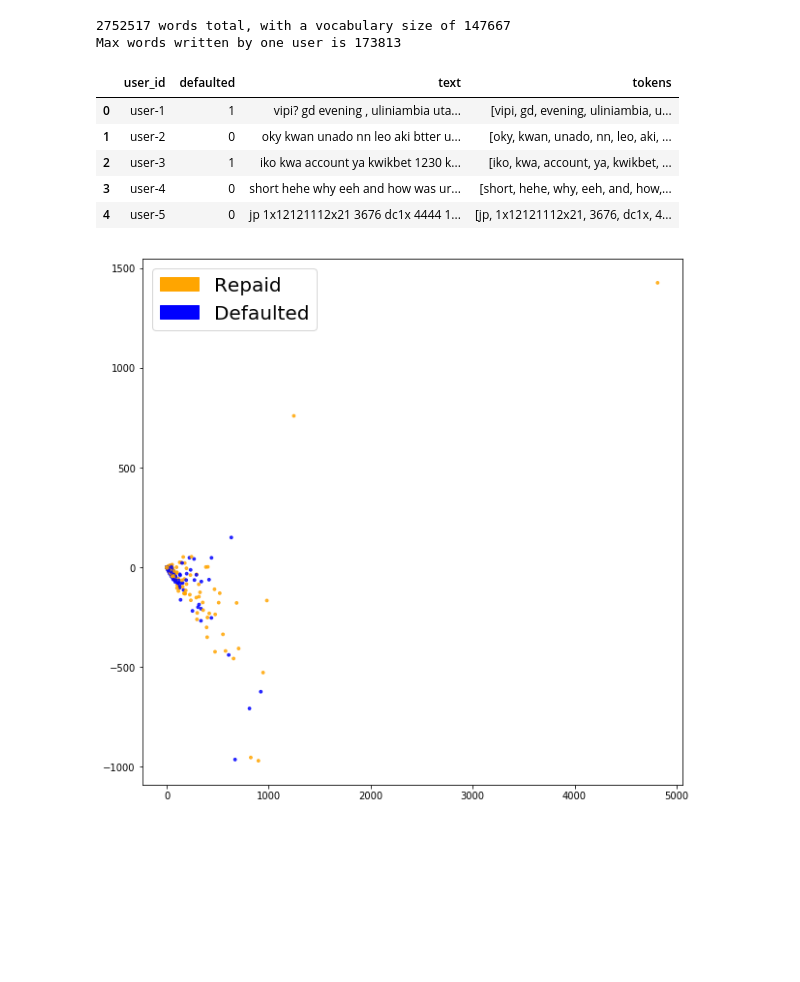
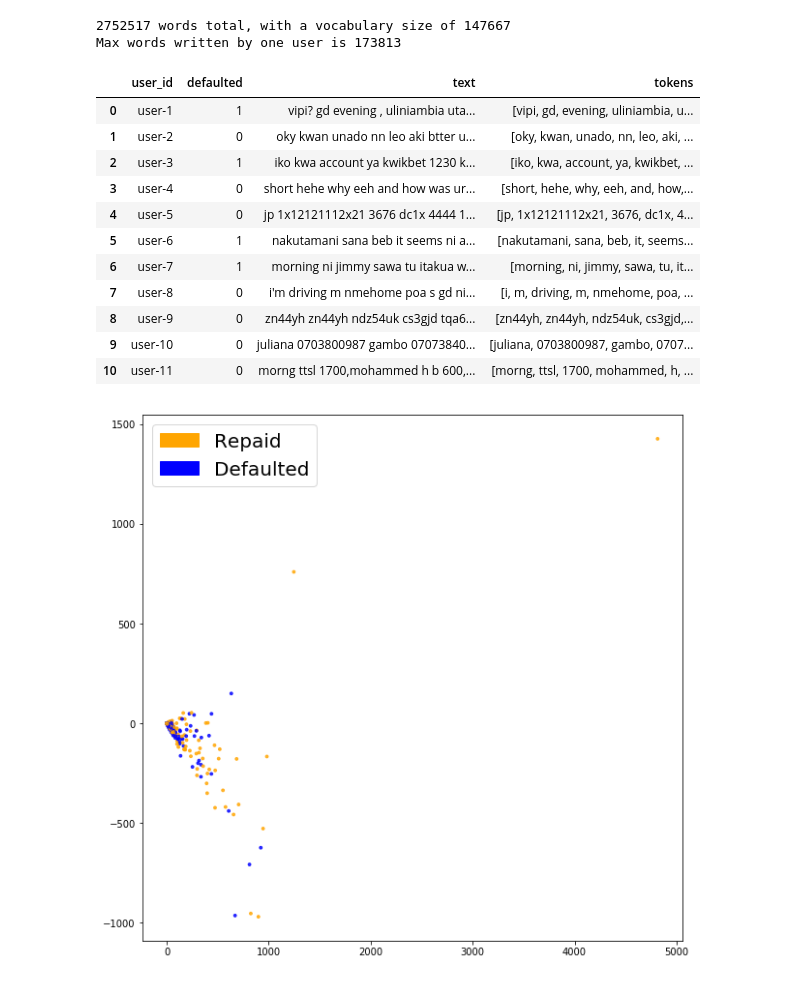
Before and after one commit to mitchell-reynolds/hw_for_branch, a Jupyter notebook: notebook/NLP_on_Branch_users.ipynb, the cells around one changed output. Drawn from its saved outputs; the diff is of its cells as text; code cells hidden in the pictures; blank space fills up the shorter version.

```diff
--- a/notebook/NLP_on_Branch_users.ipynb
+++ b/notebook/NLP_on_Branch_users.ipynb
@@ -129,8 +129,8 @@ loan_df = pd.concat([loan_df, dummy_loans], axis=1)
 
 msg_df = sms_df.loc[(sms_df['sms_type'] == 2.0), ['user_id', 'message_body']]
 # %%
-msg_df['word_count'] = msg_df['message_body'].apply(lambda x: len(str(x).split(" ")))
-msg_df['char_count'] = msg_df['message_body'].str.len() ## this also includes spaces
+# msg_df['word_count'] = msg_df['message_body'].apply(lambda x: len(str(x).split(" ")))
+# msg_df['char_count'] = msg_df['message_body'].str.len() ## this also includes spaces
 # %%
 msg_df.head(11)
 # %% [output]
@@ -457,14 +455,20 @@ del nlp_df["repaid"]
 del nlp_df["status"]
 del nlp_df["disbursement_date"]
 # %%
-nlp_df.head()
+nlp_df.head(11)
 # %% [output]
 |  | user_id | defaulted | text | tokens |
 | 0 | user-1 | 1 | vipi? gd evening , uliniambia uta... | [vipi, gd, evening, uliniambia, u... |
 | 1 | user-2 | 0 | oky kwan unado nn leo aki btter u... | [oky, kwan, unado, nn, leo, aki, ... |
 | 2 | user-3 | 1 | iko kwa account ya kwikbet 1230 k... | [iko, kwa, account, ya, kwikbet, ... |
 | 3 | user-4 | 0 | short hehe why eeh and how was ur... | [short, hehe, why, eeh, and, how,... |
 | 4 | user-5 | 0 | jp 1x12121112x21 3676 dc1x 4444 1... | [jp, 1x12121112x21, 3676, dc1x, 4... |
+| 5 | user-6 | 1 | nakutamani sana beb it seems ni a... | [nakutamani, sana, beb, it, seems... |
+| 6 | user-7 | 1 | morning ni jimmy sawa tu itakua w... | [morning, ni, jimmy, sawa, tu, it... |
+| 7 | user-8 | 0 | i'm driving m nmehome poa s gd ni... | [i, m, driving, m, nmehome, poa, ... |
+| 8 | user-9 | 0 | zn44yh zn44yh ndz54uk cs3gjd tqa6... | [zn44yh, zn44yh, ndz54uk, cs3gjd,... |
+| 9 | user-10 | 0 | juliana 0703800987 gambo 07073840... | [juliana, 0703800987, gambo, 0707... |
+| 10 | user-11 | 0 | morng ttsl 1700,mohammed h b 600,... | [morng, ttsl, 1700, mohammed, h, ... |
 # %%
 def cv(data):
     count_vectorizer = CountVectorizer(stop_words=all_stopwords)
```
Also changed, not shown: parts of 4 cells of this notebook.
